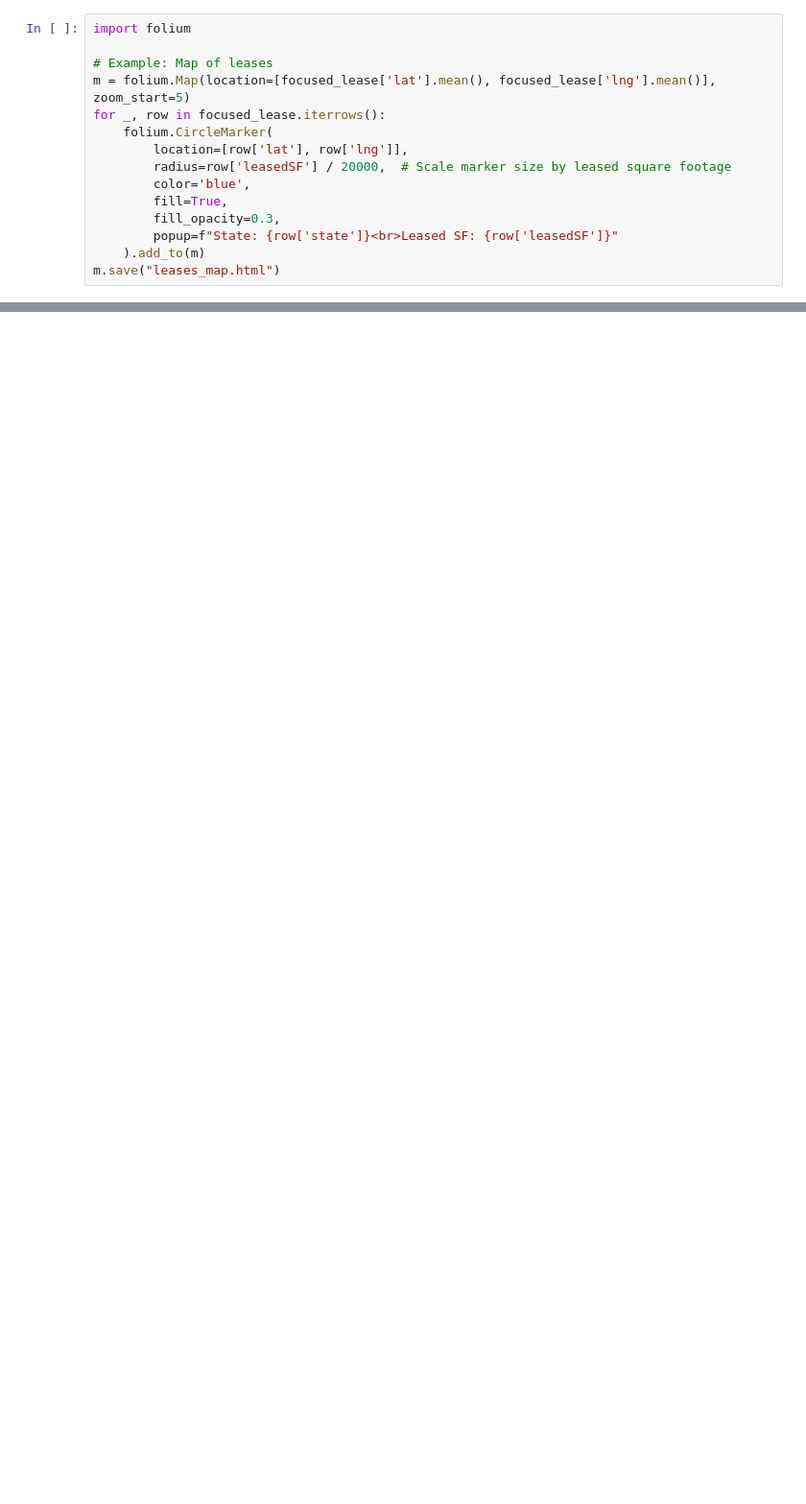
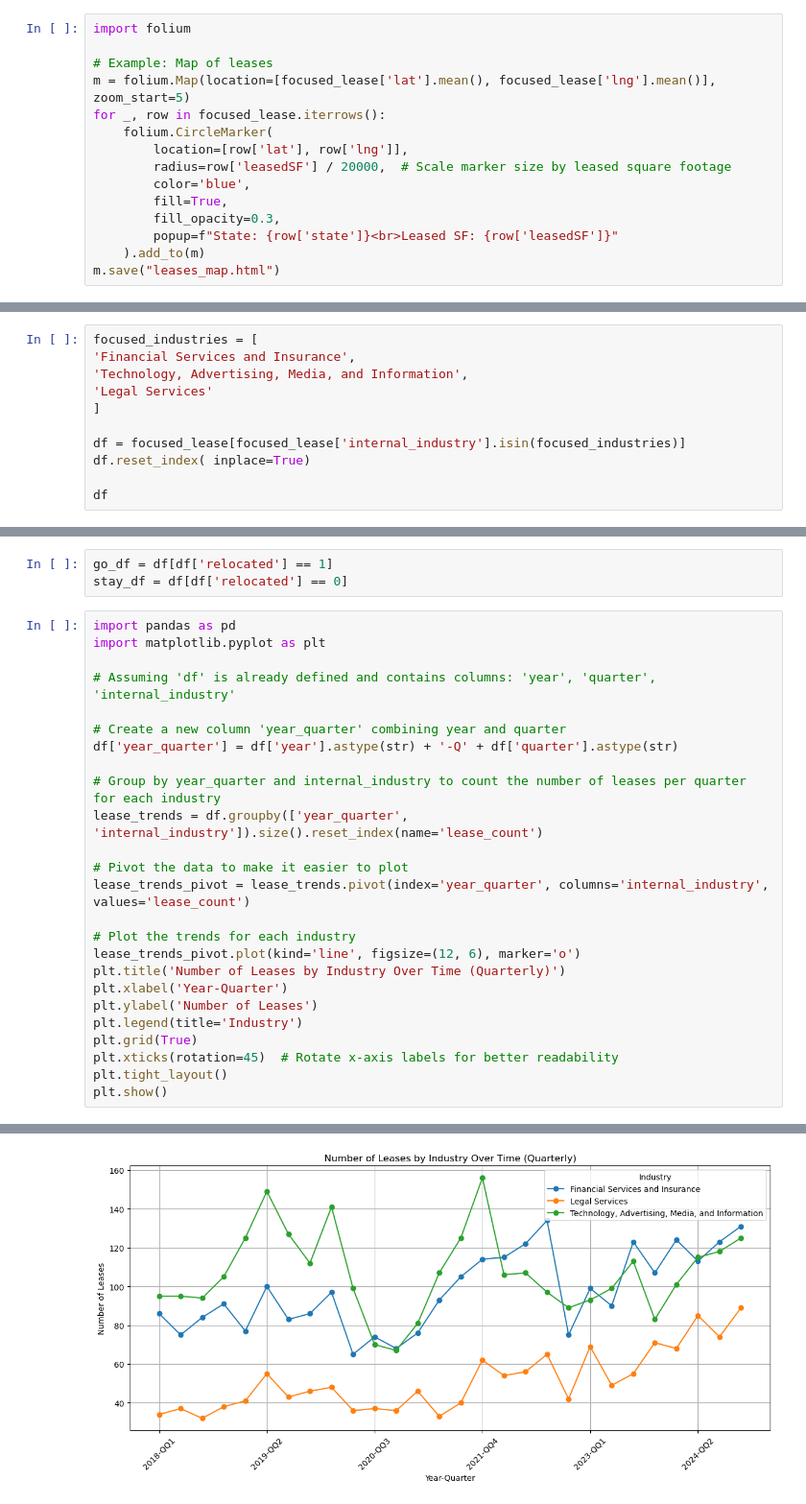
Before and after one commit to GlenFilson/ASADatafest25, a Jupyter notebook: Notebooks/glen.ipynb, the cells around one changed output, grey strips where cells are left out. Shown at 96% size. Cells and saved outputs as stored; diff of their text form; blank space fills up the shorter version.

```diff
--- a/Notebooks/glen.ipynb
+++ b/Notebooks/glen.ipynb
@@ -1088,0 +1070,11 @@ m.save("leases_map.html")
+# %%
+focused_industries = [
+'Financial Services and Insurance',
+'Technology, Advertising, Media, and Information',
+'Legal Services'
+]
+
+df = focused_lease[focused_lease['internal_industry'].isin(focused_industries)]
+df.reset_index( inplace=True)
+
+df
@@ -1088,0 +1095,29 @@ m.save("leases_map.html")
+# %%
+go_df = df[df['relocated'] == 1]
+stay_df = df[df['relocated'] == 0]
+# %%
+import pandas as pd
+import matplotlib.pyplot as plt
+
+# Assuming 'df' is already defined and contains columns: 'year', 'quarter', 'internal_industry'
+
+# Create a new column 'year_quarter' combining year and quarter
+df['year_quarter'] = df['year'].astype(str) + '-Q' + df['quarter'].astype(str)
+
+# Group by year_quarter and internal_industry to count the number of leases per quarter for each industry
+lease_trends = df.groupby(['year_quarter', 'internal_industry']).size().reset_index(name='lease_count')
+
+# Pivot the data to make it easier to plot
+lease_trends_pivot = lease_trends.pivot(index='year_quarter', columns='internal_industry', values='lease_count')
+
+# Plot the trends for each industry
+lease_trends_pivot.plot(kind='line', figsize=(12, 6), marker='o')
+plt.title('Number of Leases by Industry Over Time (Quarterly)')
+plt.xlabel('Year-Quarter')
+plt.ylabel('Number of Leases')
+plt.legend(title='Industry')
+plt.grid(True)
+plt.xticks(rotation=45)  # Rotate x-axis labels for better readability
+plt.tight_layout()
+plt.show()
+# %% [output]
@@ -1088,0 +1129 @@ m.save("leases_map.html")
+[figure, added]
```
Also changed, not shown: parts of 8 cells of this notebook, 1 other file.
